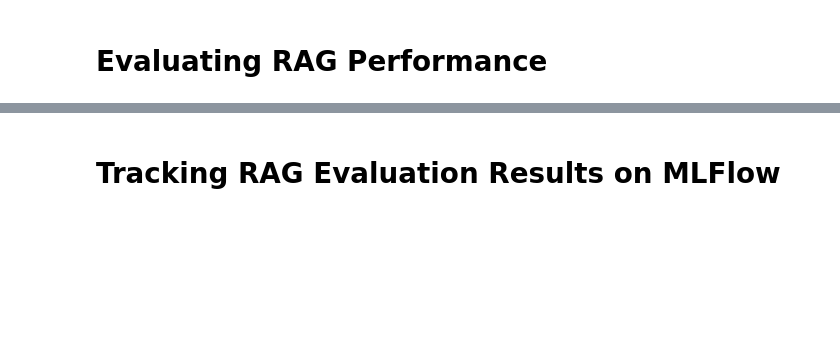
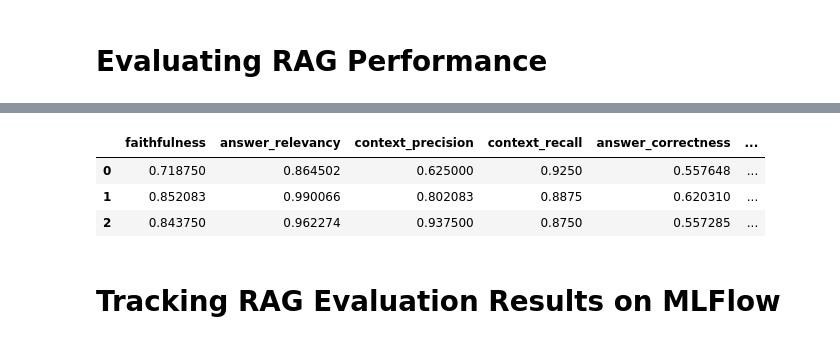
Before and after one commit to aishwaryaprabhat/Advanced-RAG, a Jupyter notebook: Advanced_RAG.ipynb, the cells around one changed output, grey strips where cells are left out. Saved outputs shown, nothing was run; the diff lists cells and outputs as text; code cells hidden in the pictures; blank space fills up the shorter version.

```diff
--- a/Advanced_RAG.ipynb
+++ b/Advanced_RAG.ipynb
@@ -347,3 +429,16 @@ results_df
+# %%
+# Convert each Result object's items to a dictionary and collect them in a list
+dict_list = [dict(result.items()) for result in results_list]
+
+# Convert the list of dictionaries to a DataFrame
+results_df = pd.DataFrame(dict_list)
+
+results_df
+# %% [output]
+|  | faithfulness | answer_relevancy | context_precision | context_recall | answer_correctness | ... |
+| 0 | 0.718750 | 0.864502 | 0.625000 | 0.9250 | 0.557648 | ... |
+| 1 | 0.852083 | 0.990066 | 0.802083 | 0.8875 | 0.620310 | ... |
+| 2 | 0.843750 | 0.962274 | 0.937500 | 0.8750 | 0.557285 | ... |
 # %% [markdown]
 # Tracking RAG Evaluation Results on MLFlow
 # %%
```
Also changed, not shown: parts of 42 cells of this notebook, 1 other file.
